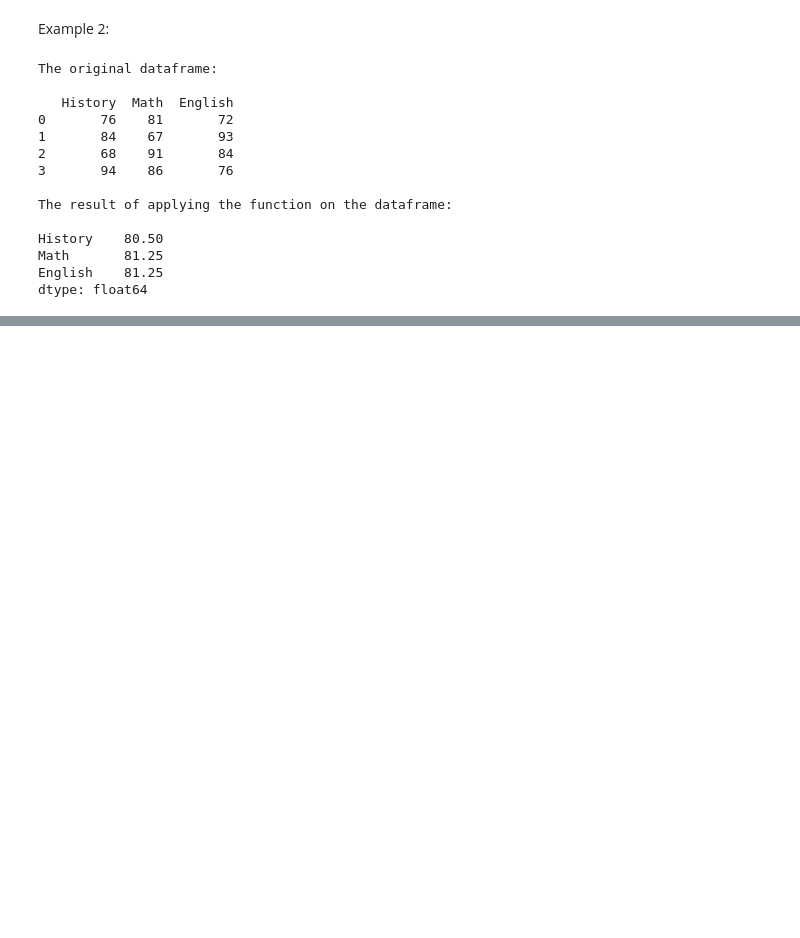
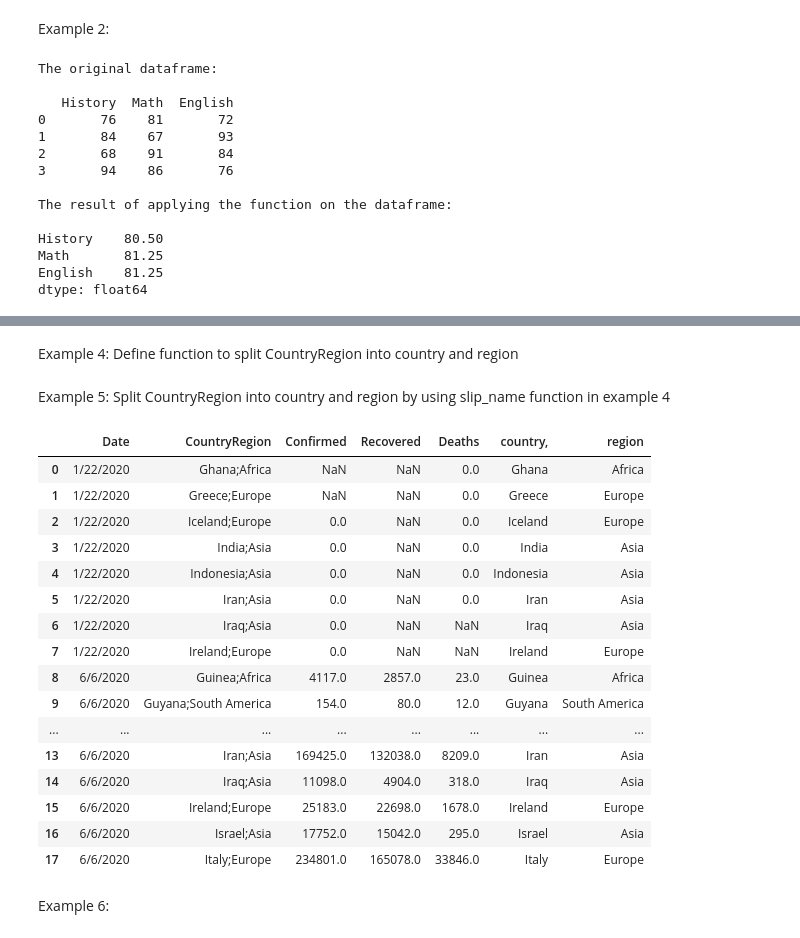
Before and after one commit to Khambounma/phantichdulieu, a Jupyter notebook: lab02.ipynb, the cells around one changed output, grey strips where cells are left out. Drawn from its saved outputs; the diff is of its cells as text; code cells hidden in the pictures; blank space fills up the shorter version.

```diff
--- a/lab02.ipynb
+++ b/lab02.ipynb
@@ -70,0 +111,40 @@ dtype: float64
+# %% [markdown]
+Example 4: Define function to split CountryRegion into country and region
+# %%
+def split_name_series(string):
+  country, region=string.split(';')
+  return pd.Series(
+      (country, region),
+      index='country, region'.split()
+  )
+# %%
+def split_name(x_df):
+    # Select the Name column and apply a function
+    res=x_df['CountryRegion'].apply(split_name_series)
+    x_df[res.columns]=res
+    return x_df
+# %% [markdown]
+Example 5: Split CountryRegion into country and region by using slip_name function in example 4
+# %%
+res=load_data('countriessample.csv').pipe(split_name)
+res
+# %% [output]
+|  | Date | CountryRegion | Confirmed | Recovered | Deaths | country, | region |
+| 0 | 1/22/2020 | Ghana;Africa | NaN | NaN | 0.0 | Ghana | Africa |
+| 1 | 1/22/2020 | Greece;Europe | NaN | NaN | 0.0 | Greece | Europe |
+| 2 | 1/22/2020 | Iceland;Europe | 0.0 | NaN | 0.0 | Iceland | Europe |
+| 3 | 1/22/2020 | India;Asia | 0.0 | NaN | 0.0 | India | Asia |
+| 4 | 1/22/2020 | Indonesia;Asia | 0.0 | NaN | 0.0 | Indonesia | Asia |
+| 5 | 1/22/2020 | Iran;Asia | 0.0 | NaN | 0.0 | Iran | Asia |
+| 6 | 1/22/2020 | Iraq;Asia | 0.0 | NaN | NaN | Iraq | Asia |
+| 7 | 1/22/2020 | Ireland;Europe | 0.0 | NaN | NaN | Ireland | Europe |
+| 8 | 6/6/2020 | Guinea;Africa | 4117.0 | 2857.0 | 23.0 | Guinea | Africa |
+| 9 | 6/6/2020 | Guyana;South America | 154.0 | 80.0 | 12.0 | Guyana | South America |
+| ... | ... | ... | ... | ... | ... | ... | ... |
+| 13 | 6/6/2020 | Iran;Asia | 169425.0 | 132038.0 | 8209.0 | Iran | Asia |
+| 14 | 6/6/2020 | Iraq;Asia | 11098.0 | 4904.0 | 318.0 | Iraq | Asia |
+| 15 | 6/6/2020 | Ireland;Europe | 25183.0 | 22698.0 | 1678.0 | Ireland | Europe |
+| 16 | 6/6/2020 | Israel;Asia | 17752.0 | 15042.0 | 295.0 | Israel | Asia |
+| 17 | 6/6/2020 | Italy;Europe | 234801.0 | 165078.0 | 33846.0 | Italy | Europe |
+# %% [markdown]
+Example 6:
```
Also changed, not shown: parts of 14 cells of this notebook.
